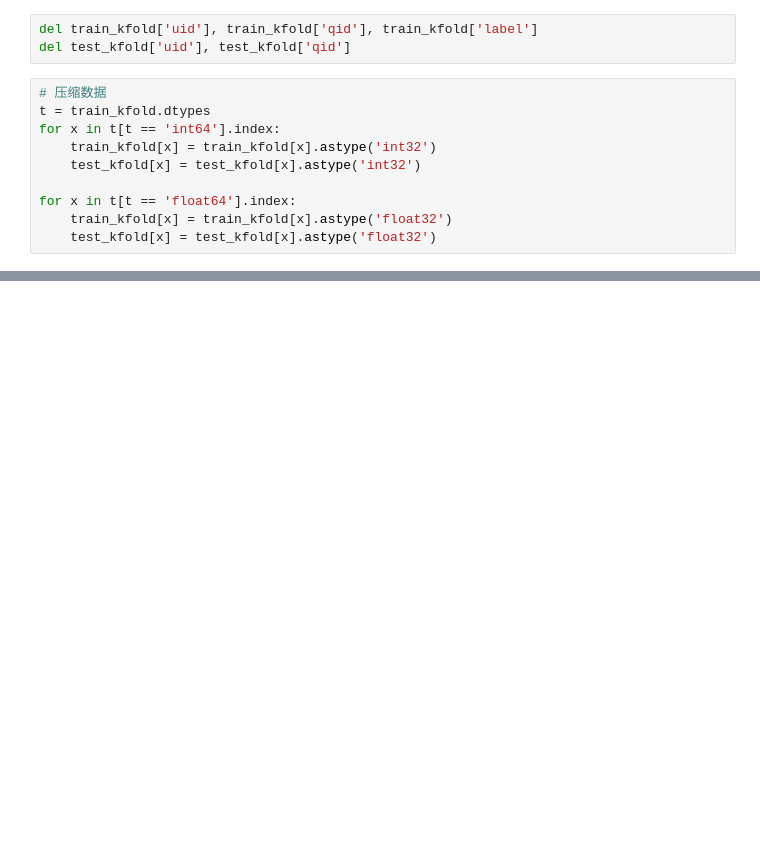
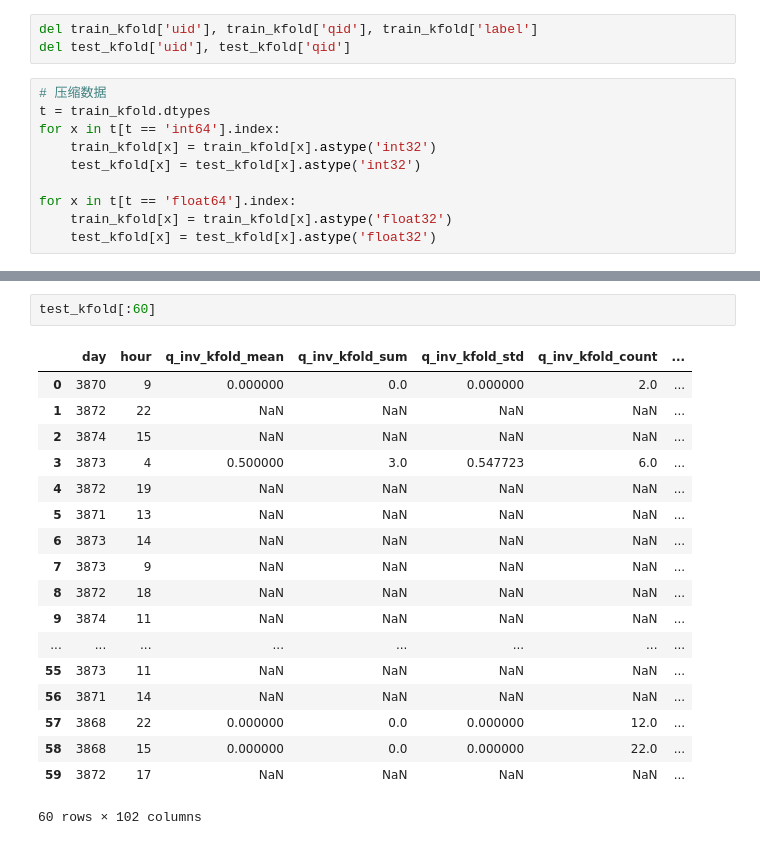
Before and after one commit to goodbyeearth/zhcup, a Jupyter notebook: k_fold_stat.ipynb, the cells around one changed output, grey strips where cells are left out. Cells and saved outputs as stored; diff of their text form; blank space fills up the shorter version.

```diff
--- a/k_fold_stat.ipynb
+++ b/k_fold_stat.ipynb
@@ -371,0 +401,21 @@ Index(['day', 'hour', 'q_inv_kfold_mean', 'q_inv_kfold_sum', 'q_inv_kfold_std',
+# %%
+test_kfold[:60]
+# %% [output]
+|  | day | hour | q_inv_kfold_mean | q_inv_kfold_sum | q_inv_kfold_std | q_inv_kfold_count | ... |
+| 0 | 3870 | 9 | 0.000000 | 0.0 | 0.000000 | 2.0 | ... |
+| 1 | 3872 | 22 | NaN | NaN | NaN | NaN | ... |
+| 2 | 3874 | 15 | NaN | NaN | NaN | NaN | ... |
+| 3 | 3873 | 4 | 0.500000 | 3.0 | 0.547723 | 6.0 | ... |
+| 4 | 3872 | 19 | NaN | NaN | NaN | NaN | ... |
+| 5 | 3871 | 13 | NaN | NaN | NaN | NaN | ... |
+| 6 | 3873 | 14 | NaN | NaN | NaN | NaN | ... |
+| 7 | 3873 | 9 | NaN | NaN | NaN | NaN | ... |
+| 8 | 3872 | 18 | NaN | NaN | NaN | NaN | ... |
+| 9 | 3874 | 11 | NaN | NaN | NaN | NaN | ... |
+| ... | ... | ... | ... | ... | ... | ... | ... |
+| 55 | 3873 | 11 | NaN | NaN | NaN | NaN | ... |
+| 56 | 3871 | 14 | NaN | NaN | NaN | NaN | ... |
+| 57 | 3868 | 22 | 0.000000 | 0.0 | 0.000000 | 12.0 | ... |
+| 58 | 3868 | 15 | 0.000000 | 0.0 | 0.000000 | 22.0 | ... |
+| 59 | 3872 | 17 | NaN | NaN | NaN | NaN | ... |
+60 rows × 102 columns
```
Also changed, not shown: parts of 26 cells of this notebook, 1 other file.
